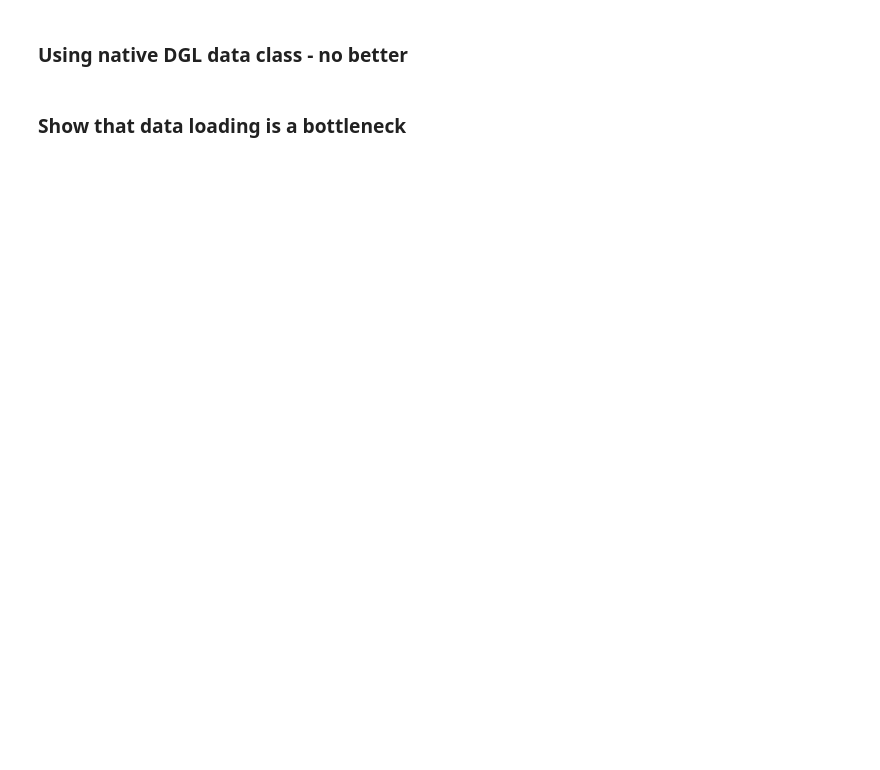
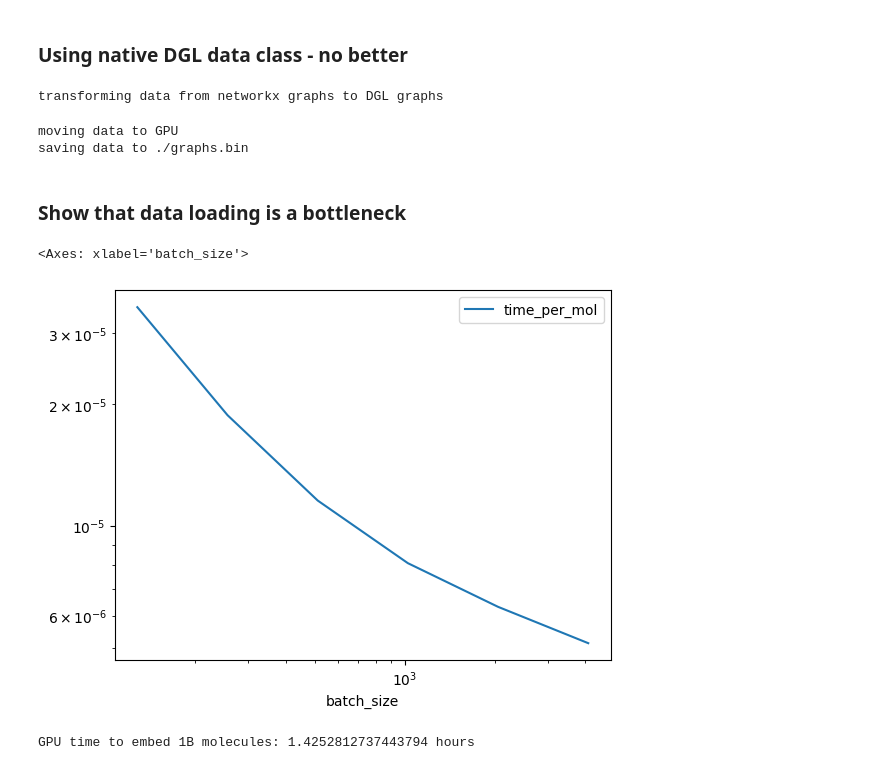
Before and after one commit to rschutski/MolR, a Jupyter notebook: notebooks/embedder_class_and_speed_test.ipynb, the cells around one changed output. Saved outputs shown, nothing was run; the diff lists cells and outputs as text; code cells hidden in the pictures; blank space fills up the shorter version.

```diff
--- a/notebooks/embedder_class_and_speed_test.ipynb
+++ b/notebooks/embedder_class_and_speed_test.ipynb
@@ -202,7 +207,7 @@ print(f"Estimate for 1B dataset: {1000000000 / 350 / 60 / 60 / 24} days")
 class SmilesInMemoryDataset(dgl.data.DGLDataset):
     def __init__(self, smiles_csv: str, feature_encoder: dict[str, Any], cache_path: str='./graphs.bin', gpu: int=0):
         self.feature_encoder = feature_encoder
-        self.smiles_data = load_dataset("csv", data_files={'train': [smiles_csv]}, split="train").select(range(10000))
+        self.smiles_data = load_dataset("csv", data_files={'train': [smiles_csv]}, split="train").select(range(30000))
         self.cache_path = cache_path
         self.gpu = gpu
         self.graphs = []
@@ -248,6 +253,10 @@ except FileNotFoundError:
 dataset = SmilesInMemoryDataset(
     smiles_csv="../../data/CS2/train.csv",
     feature_encoder=feature_encoder)
+# %% [output]
+transforming data from networkx graphs to DGL graphs
+moving data to GPU
+saving data to ./graphs.bin
 # %% [markdown]
 ### Show that data loading is a bottleneck
 # %%
@@ -260,7 +269,7 @@ def time_vs_batch_size(data, model, batch_sizes: list[int] = [1024]) -> pd.DataF
             times = []
             torch.cuda.empty_cache()
             gc.collect()
-            for graphs_batch, _ in tqdm(dataloader):
+            for graphs_batch in tqdm(dataloader):
                 start_time = time.time()
                 _ = model(graphs_batch)
                 end_time = time.time()
@@ -270,3 +279,13 @@ def time_vs_batch_size(data, model, batch_sizes: list[int] = [1024]) -> pd.DataF
     return pd.DataFrame({'time': mean_times, 'batch_size': batch_sizes})
 # %%
 results = time_vs_batch_size(dataset, embedder, batch_sizes = [128, 256, 512, 1024, 2048, 4096])
+results['time_per_mol'] = results.time / results.batch_size
+# %%
+results.plot(x='batch_size', y='time_per_mol', logx=True, logy=True)
+# %% [output]
+<Axes: xlabel='batch_size'>
+[figure, added]
+# %%
+print(f"GPU time to embed 1B molecules: {1000000000 * results.time_per_mol.tail(1).item() / 60 / 60} hours")
+# %% [output]
+GPU time to embed 1B molecules: 1.4252812737443794 hours
```
Also changed, not shown: parts of 2 cells of this notebook.
